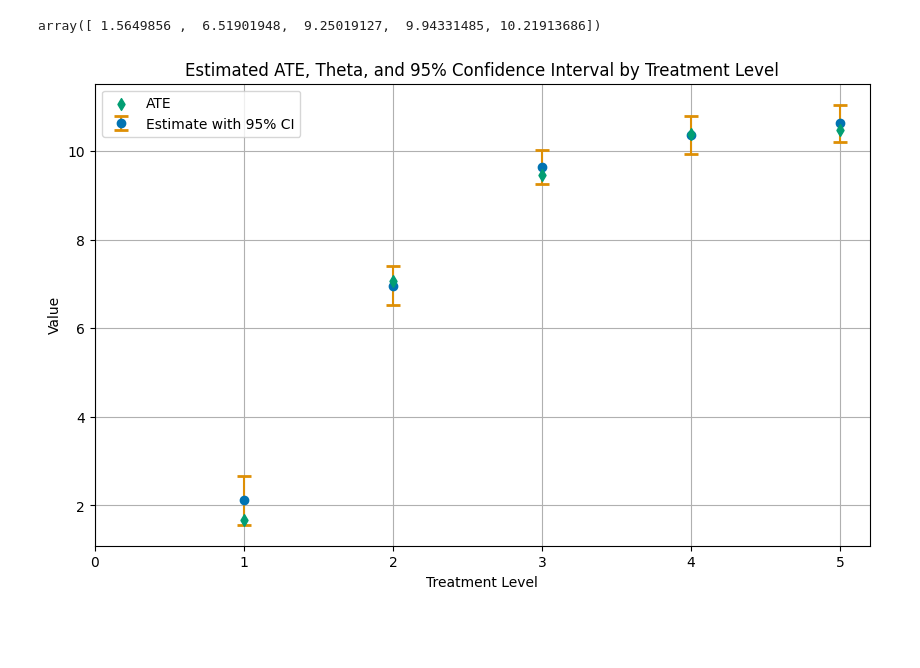
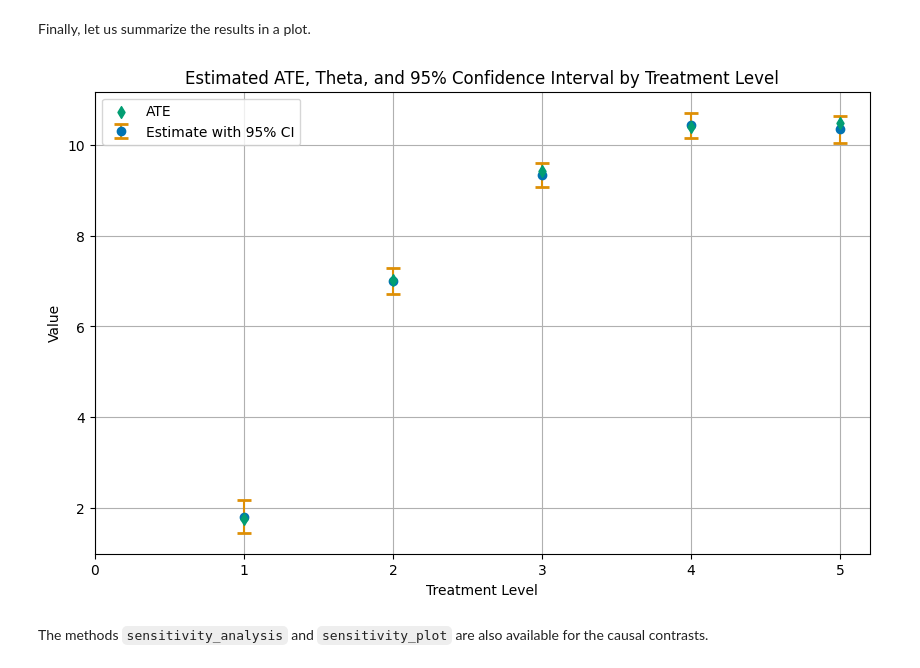
Before and after one commit to DoubleML/doubleml-docs, a Jupyter notebook: doc/examples/py_double_ml_apo.ipynb, the cells around one changed output. Drawn from its saved outputs; the diff is of its cells as text; code cells hidden in the pictures; blank space fills up the shorter version.

```diff
--- a/doc/examples/py_double_ml_apo.ipynb
+++ b/doc/examples/py_double_ml_apo.ipynb
@@ -172,4 +216,14 @@ dml_obj.fit()
 # %%
+dml_obj = dml.DoubleMLAPOS(
+    dml_data,
+    ml_g,
+    ml_m,
+    treatment_levels=treatment_levels,
+    n_rep=n_rep,
+)
+
+dml_obj.fit()
+
 ci_pointwise = dml_obj.confint(level=0.95)
 
 df_apos_ci = pd.DataFrame(
@@ -177,7 +231,8 @@ df_apos_ci = pd.DataFrame(
      'apo': apos,
      'theta': thetas,
      'ci_lower': ci_pointwise.values[:, 0],
-     'ci_upper': ci_pointwise.values[:, 1]})
+     'ci_upper': ci_pointwise.values[:, 1]}
+)
 
 df_apos_ci
 # %% [output]
@@ -212,3 +321,11 @@ causal_contrast_model = dml_obj.causal_contrast(reference_levels=0)
 
 ates = causal_contrast_model.thetas
 ci_ates = causal_contrast_model.confint(level=0.95)
+
+df_ates = pd.DataFrame(
+    {'treatment_level': treatment_levels[1:],
+     'ate': ates,
+     'ci_lower': ci_ates.iloc[:, 0].values,
+     'ci_upper': ci_ates.iloc[:, 1].values}
+)
+df_ates
@@ -215,23 +339,23 @@ ci_ates = causal_contrast_model.confint(level=0.95)
-# %%
-ci_ates.iloc[:, 0].values
-# %% [output]
-array([ 1.5649856 ,  6.51901948,  9.25019127,  9.94331485, 10.21913686])
+# %% [markdown]
+Finally, let us summarize the results in a plot.
 # %%
 # Plotting
 plt.figure(figsize=(10, 6))
 # Plot Estimate with 95% CI
-plt.errorbar(df_apos_ci['treatment_level'][1:], ates,
-             yerr=[ates - ci_ates.iloc[:, 0].values, ci_ates.iloc[:, 1].values - ates],
+plt.errorbar(df_ates['treatment_level'], df_ates['ate'],
+             yerr=[df_ates['ate'] - df_ates['ci_lower'], df_ates['ci_upper'] - df_ates['ate']],
              fmt='o', capsize=5, capthick=2, ecolor=palette[1], color=palette[0], label='Estimate with 95% CI', zorder=2)
 # Plot APO as a scatter plot, with zorder set to 2 to be in front
 plt.scatter(df_apos_ci['treatment_level'][1:], average_ites[1:], color=palette[2], label='ATE', marker='d', zorder=3)
 
 plt.title('Estimated ATE, Theta, and 95% Confidence Interval by Treatment Level')
 plt.xlabel('Treatment Level')
 plt.ylabel('Value')
 plt.xticks(df_apos_ci['treatment_level'])
 plt.legend()
 plt.grid(True)
 plt.show()
 # %% [output]
-[figure, old version]
+[figure, new version]
+# %% [markdown]
+The methods ``sensitivity_analysis`` and ``sensitivity_plot`` are also available for the causal contrasts.
```
Also changed, not shown: parts of 33 cells of this notebook, 1 other file.
